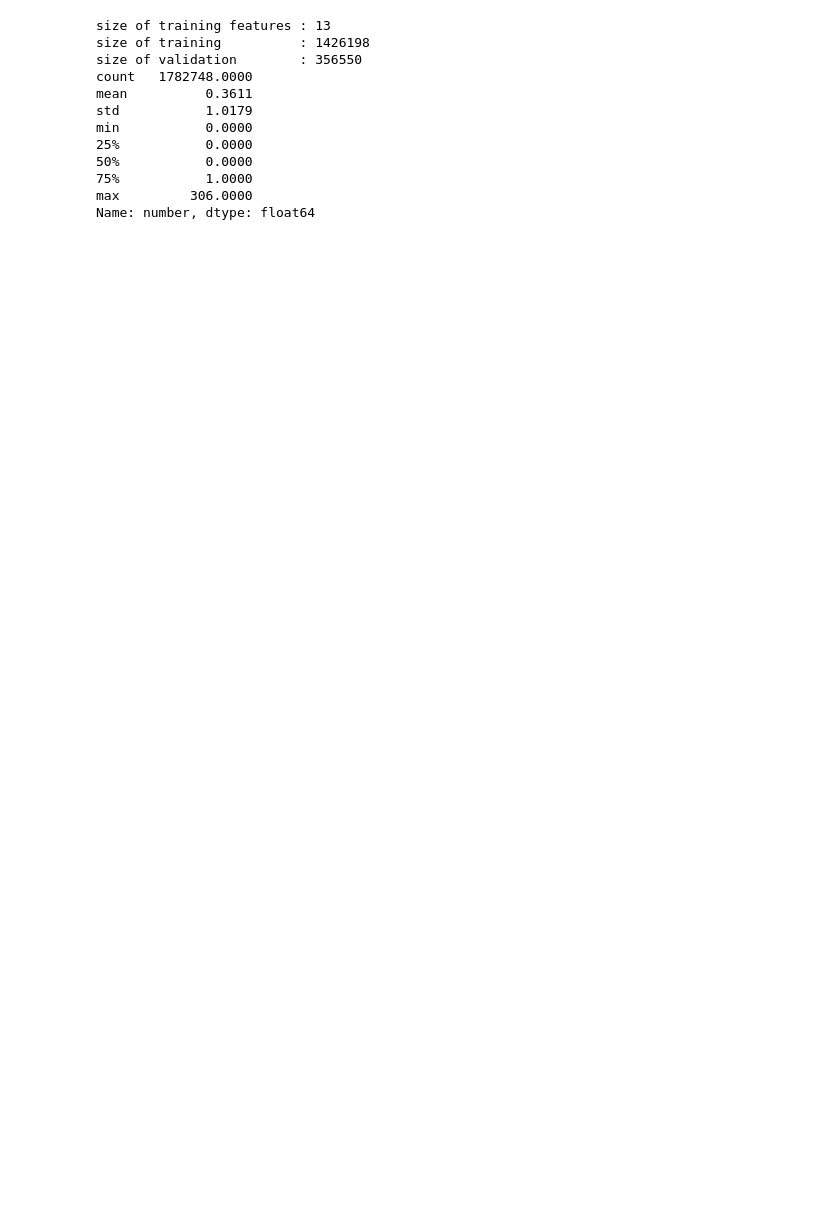
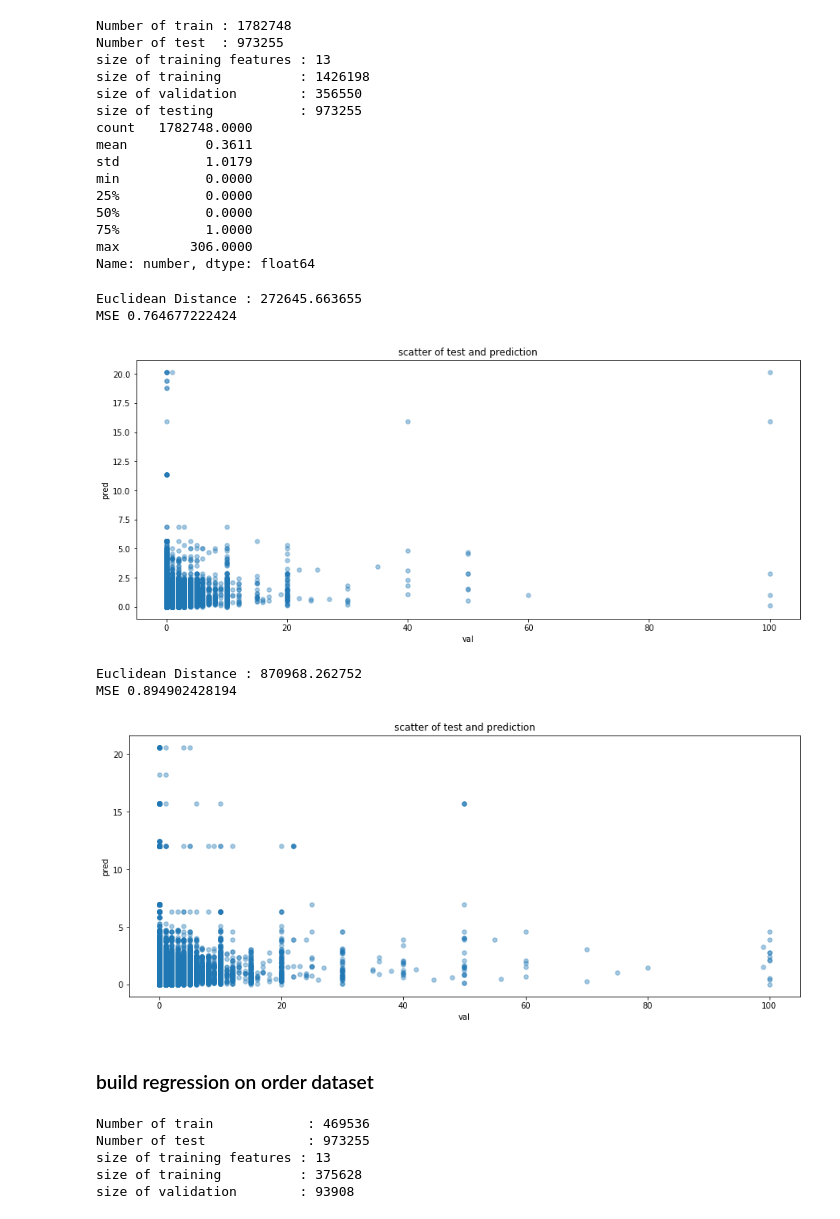
Before and after one commit to t830506/Data_Mining_Cup, a Jupyter notebook: c_regression_model.ipynb, the cells around one changed output. Saved outputs shown, nothing was run; the diff lists cells and outputs as text; code cells hidden in the pictures; blank space fills up the shorter version.

```diff
--- a/c_regression_model.ipynb
+++ b/c_regression_model.ipynb
@@ -66,24 +58,35 @@ Number of test  : 973255
 | 3 | 4 | 1 | 1145 | 1 | 1 | 6.5900 | 6.5500 | 6.5500 | 1.0000 | 2 | ... |
 | 4 | 5 | 1 | 3394 | 0 | 1 | 4.3900 | 4.1400 | 4.1400 | 1.0000 | 2 | ... |
 # %%
+train = df[(df.day <= 62)].sort_values(['lineID'], ascending = True).reset_index(drop = True)
+test = df[(df.day > 62)].sort_values(['lineID'], ascending = True).reset_index(drop = True)
+
 col = ['adFlag','availability','competitorPrice','price','manufacturer','group','content','unit',
        'pharmForm','genericProduct','salesIndex','category','rrp']
 X = train[col]
 y = train[["number"]]
+X_test = test[col]
+y_test = test[["number"]]
 
 X_train = X.iloc[:int(X.shape[0]*0.8), :]
 X_val = X.iloc[int(X.shape[0]*0.8):, :]
 y_train = np.array(y.iloc[:int(y.shape[0]*0.8), :]).reshape(X_train.shape[0], )
 y_val = np.array(y.iloc[int(y.shape[0]*0.8):, :]).reshape(X_val.shape[0], )
 
+print('Number of train : %d' % train.shape[0])
+print('Number of test  : %d' % test.shape[0])
 print ("size of training features :", X_train.shape[1])
 print ("size of training          :", X_train.shape[0])
 print ("size of validation        :", X_val.shape[0])
+print ("size of testing           :", X_test.shape[0])
 print (y.number.describe())
 # %% [output]
+Number of train : 1782748
+Number of test  : 973255
 size of training features : 13
 size of training          : 1426198
 size of validation        : 356550
+size of testing           : 973255
 count   1782748.0000
 mean          0.3611
 std           1.0179
@@ -109,4 +112,43 @@ rfr = RandomForestRegressor(n_estimators             = 100,
                             random_state             = 9001,
                             verbose                  = 0,
                             warm_start               = False)
+# %%
+pred_rfr = processing_reg(rfr, X_train, y_train, X_val, y_val)
+pred_rfr = processing_reg(rfr, X, np.array(y).reshape(X.shape[0], ), X_test, np.array(y_test).reshape(X_test.shape[0], ))
+# %% [output]
+Euclidean Distance : 272645.663655
+MSE 0.764677222424
+[figure, added]
+Euclidean Distance : 870968.262752
+MSE 0.894902428194
+[figure, added]
+# %% [markdown]
+### build regression on order dataset
+# %%
+### training validation testing
+train = df[(df.day <= 62)].sort_values(['lineID'], ascending = True).reset_index(drop = True)
+test = df[(df.day > 62)].sort_values(['lineID'], ascending = True).reset_index(drop = True)
+train = train[(train.label == 2)]
+
+col = ['adFlag','availability','competitorPrice','price','manufacturer','group','content','unit',
+       'pharmForm','genericProduct','salesIndex','category','rrp']
+X = train[col]
+y = train[["number"]]
+
+X_train = X.iloc[:int(X.shape[0]*0.8), :]
+X_val = X.iloc[int(X.shape[0]*0.8):, :]
+y_train = np.array(y.iloc[:int(y.shape[0]*0.8), :]).reshape(X_train.shape[0], )
+y_val = np.array(y.iloc[int(y.shape[0]*0.8):, :]).reshape(X_val.shape[0], )
+
+print('Number of train            : %d' % train.shape[0])
+print('Number of test             : %d' % test.shape[0])
+print ("size of training features :", X_train.shape[1])
+print ("size of training          :", X_train.shape[0])
+print ("size of validation        :", X_val.shape[0])
+# %% [output]
+Number of train            : 469536
+Number of test             : 973255
+size of training features : 13
+size of training          : 375628
+size of validation        : 93908
 # %%
```
Also changed, not shown: parts of 12 cells of this notebook, 2 other files.
